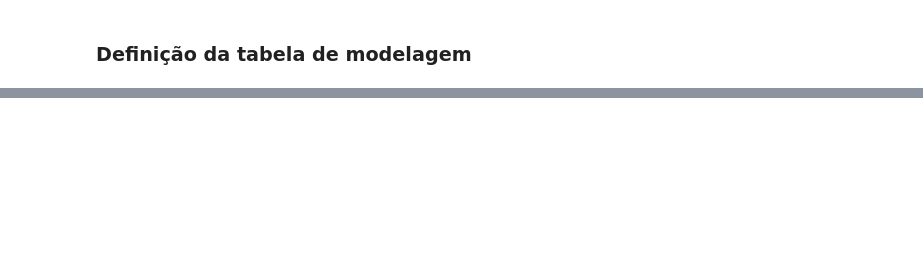
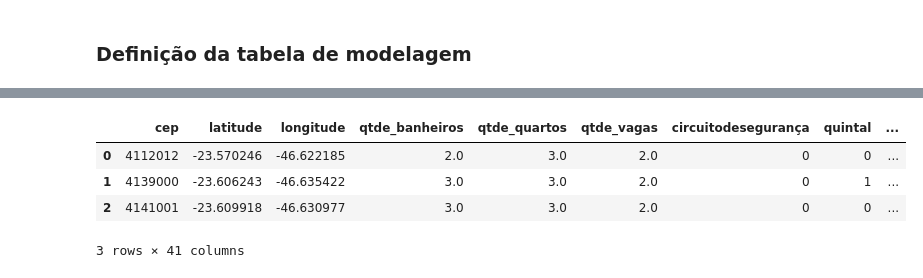
Before and after one commit to TeoCalvo/compy, a Jupyter notebook: scr/Web Scrap & Machine Learning.ipynb, the cells around one changed output, grey strips where cells are left out. Saved outputs shown, nothing was run; the diff lists cells and outputs as text; code cells hidden in the pictures; blank space fills up the shorter version.

```diff
--- a/scr/Web Scrap & Machine Learning.ipynb
+++ b/scr/Web Scrap & Machine Learning.ipynb
@@ -83,0 +136,9 @@ tb_model.head()
+# %%
+tb_model["valor_venda"] = tb_model["valor_venda"].apply(lambda x: float( x.replace("R$ ", "").replace(".","") ) )
+tb_model.head(3)
+# %% [output]
+|  | cep | latitude | longitude | qtde_banheiros | qtde_quartos | qtde_vagas | circuitodesegurança | quintal | ... |
+| 0 | 4112012 | -23.570246 | -46.622185 | 2.0 | 3.0 | 2.0 | 0 | 0 | ... |
+| 1 | 4139000 | -23.606243 | -46.635422 | 3.0 | 3.0 | 2.0 | 0 | 1 | ... |
+| 2 | 4141001 | -23.609918 | -46.630977 | 3.0 | 3.0 | 2.0 | 0 | 0 | ... |
+3 rows × 41 columns
```
Also changed, not shown: parts of 19 cells of this notebook, 1 other file.
